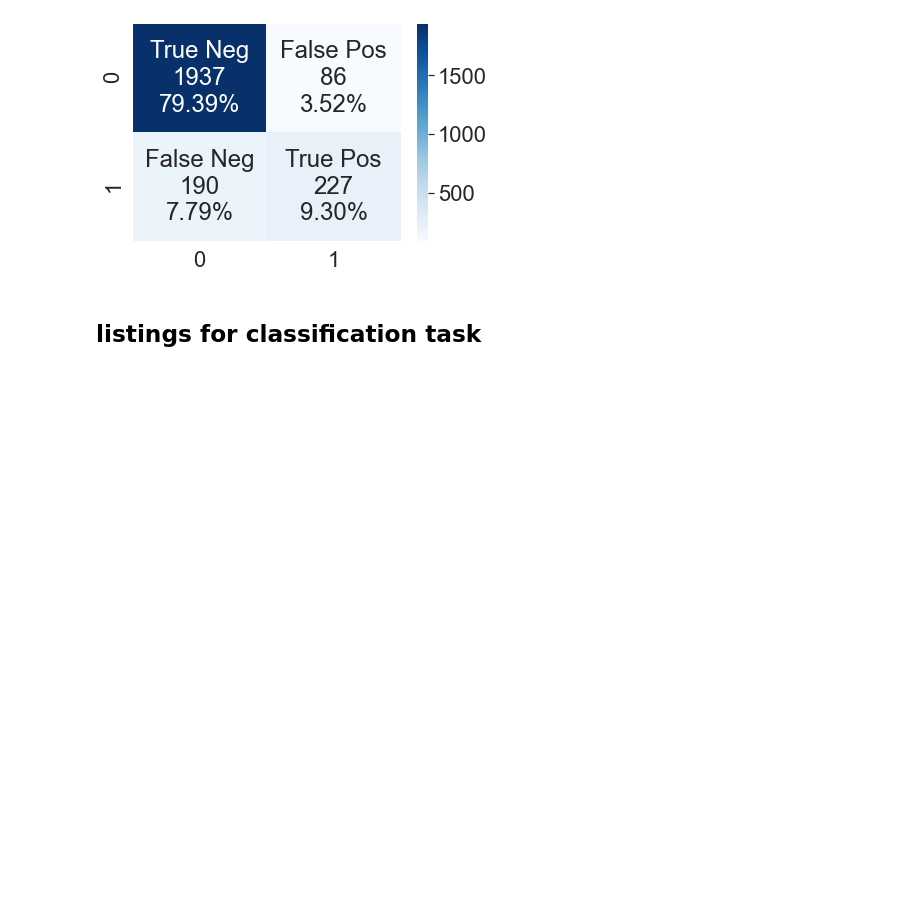
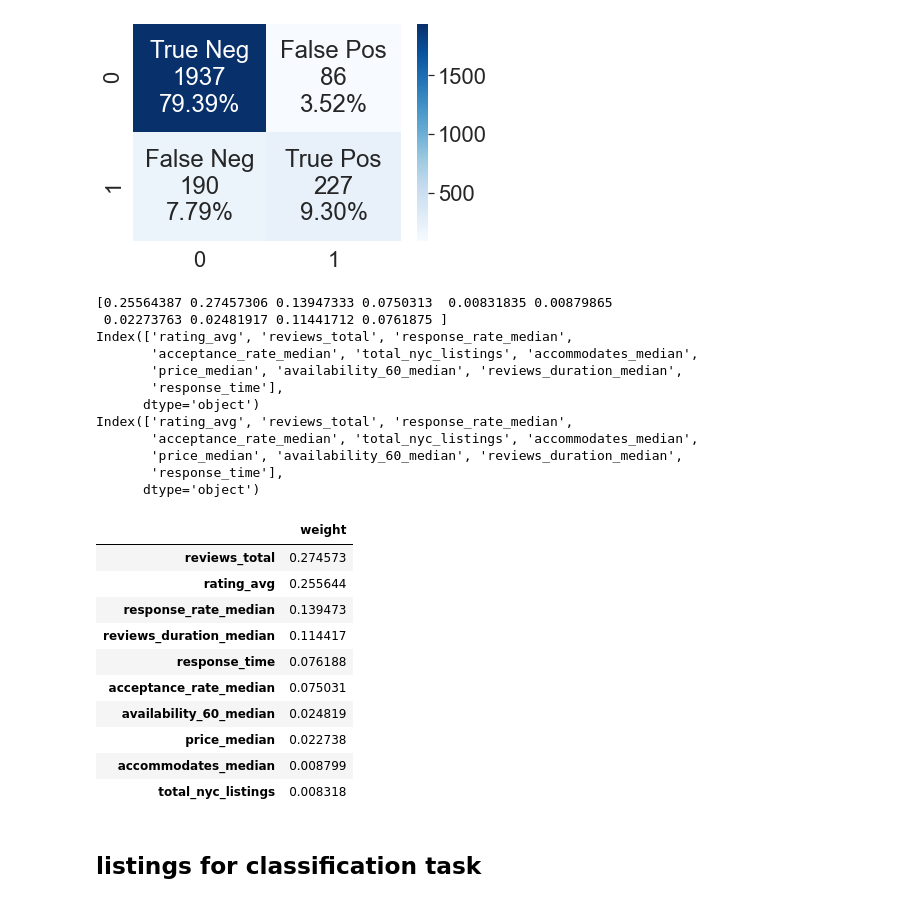
Before and after one commit to rickfontenot/airbnb, a Jupyter notebook: Lab2/WorkingFiles/lab2_Rick2.ipynb, the cells around one changed output. Cells and saved outputs as stored; diff of their text form; code cells hidden in the pictures; blank space fills up the shorter version.

Commit message:
added rf feature importance to rick2 notebook

```diff
--- a/Lab2/WorkingFiles/lab2_Rick2.ipynb
+++ b/Lab2/WorkingFiles/lab2_Rick2.ipynb
@@ -1604,6 +1604,43 @@ plot_confusion(cm)
 [0 0 0 ... 0 0 0]
 Validation Set Accuracy:  0.8868852459016393
 [figure]
+# %%
+print(training_model.feature_importances_)
+
+
+print(host_modeling.drop(['superhost_max','host_id'],axis=1).columns) #droping rating_max
+
+variable_names = host_modeling.drop(['superhost_max','host_id'],axis=1).columns
+print(variable_names)
+
+FeatureImportance = pd.DataFrame(training_model.feature_importances_,variable_names)
+FeatureImportance = FeatureImportance.rename(columns={FeatureImportance.columns[0]: 'weight'})
+FeatureImportance = FeatureImportance.sort_values(by='weight', key=abs, ascending=False)
+FeatureImportance.head(100)
+# %% [output]
+[0.25564387 0.27457306 0.13947333 0.0750313  0.00831835 0.00879865
+ 0.02273763 0.02481917 0.11441712 0.0761875 ]
+Index(['rating_avg', 'reviews_total', 'response_rate_median',
+       'acceptance_rate_median', 'total_nyc_listings', 'accommodates_median',
+       'price_median', 'availability_60_median', 'reviews_duration_median',
+       'response_time'],
+      dtype='object')
+Index(['rating_avg', 'reviews_total', 'response_rate_median',
+       'acceptance_rate_median', 'total_nyc_listings', 'accommodates_median',
+       'price_median', 'availability_60_median', 'reviews_duration_median',
+       'response_time'],
+      dtype='object')
+|  | weight |
+| reviews_total | 0.274573 |
+| rating_avg | 0.255644 |
+| response_rate_median | 0.139473 |
+| reviews_duration_median | 0.114417 |
+| response_time | 0.076188 |
+| acceptance_rate_median | 0.075031 |
+| availability_60_median | 0.024819 |
+| price_median | 0.022738 |
+| accommodates_median | 0.008799 |
+| total_nyc_listings | 0.008318 |
 # %% [markdown]
 ## **listings** for classification task
 # %%
```
